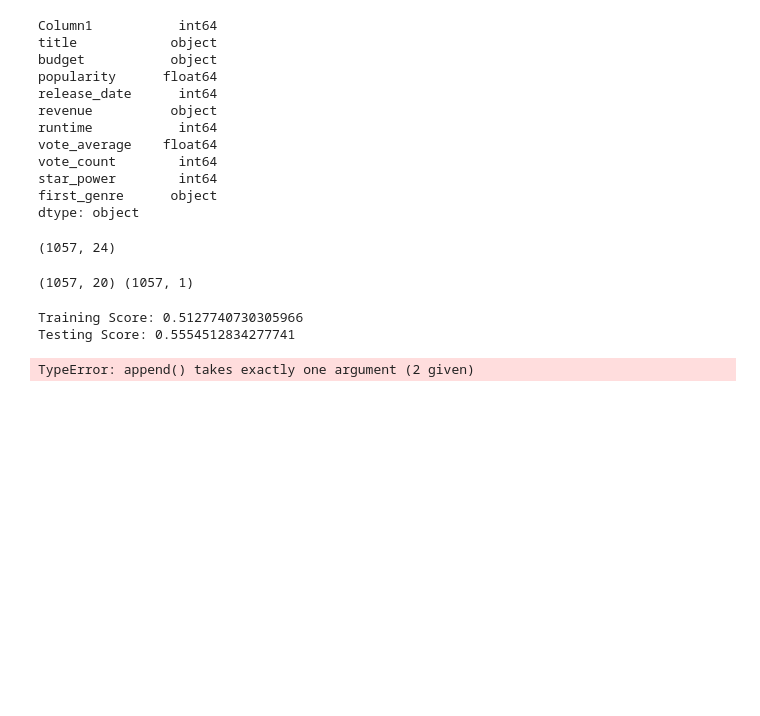
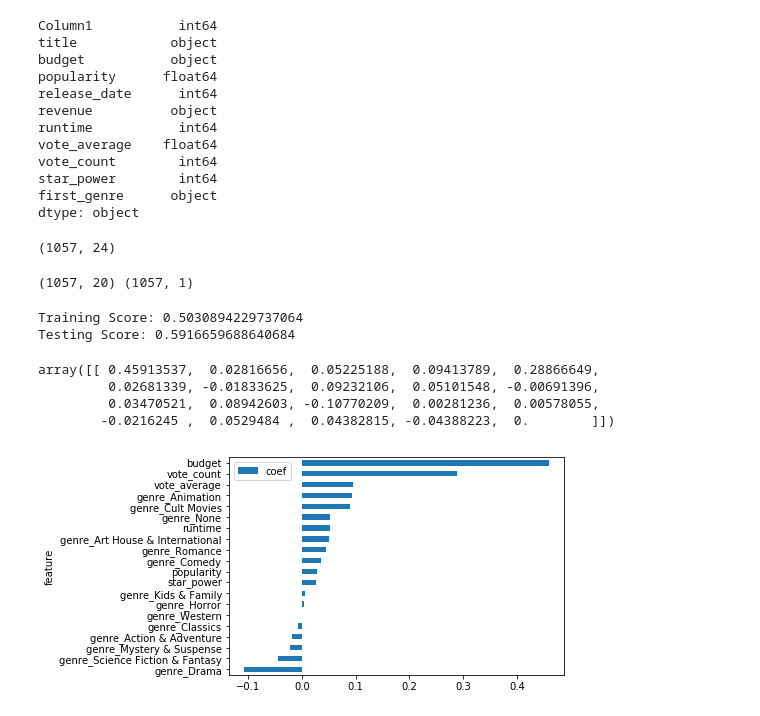
Before and after one commit to brian1581/final-project, a Jupyter notebook: Jupyter_notebooks/ridge_regression_scaled.ipynb, the cells around one changed output. Saved outputs shown, nothing was run; the diff lists cells and outputs as text; code cells hidden in the pictures; blank space fills up the shorter version.

```diff
--- a/Jupyter_notebooks/ridge_regression_scaled.ipynb
+++ b/Jupyter_notebooks/ridge_regression_scaled.ipynb
@@ -78,7 +78,7 @@ X_test_scaled = X_scaler.transform(X_test)
 y_train_scaled = y_scaler.transform(y_train)
 y_test_scaled = y_scaler.transform(y_test)
 # %%
-model = Ridge(alpha = 0.1)
+model = LinearRegression() #alpha = 0.1
 model.fit(X_train_scaled, y_train_scaled)
 training_score = model.score(X_train_scaled, y_train_scaled)
 testing_score = model.score(X_test_scaled, y_test_scaled)
@@ -86,15 +86,22 @@ testing_score = model.score(X_test_scaled, y_test_scaled)
 print(f"Training Score: {training_score}")
 print(f"Testing Score: {testing_score}")
 model.coef_
-
-coefs = list(model.coef_[0])
-cols = list(mv_df3)
-
-col_coefs
 # %% [output]
-Training Score: 0.5127740730305966
-Testing Score: 0.5554512834277741
+Training Score: 0.5030894229737064
+Testing Score: 0.5916659688640684
-TypeError: append() takes exactly one argument (2 given)
+array([[ 0.45913537,  0.02816656,  0.05225188,  0.09413789,  0.28866649,
+         0.02681339, -0.01833625,  0.09232106,  0.05101548, -0.00691396,
+         0.03470521,  0.08942603, -0.10770209,  0.00281236,  0.00578055,
+        -0.0216245 ,  0.0529484 ,  0.04382815, -0.04388223,  0.        ]])
+# %%
+coefs = pd.DataFrame(model.coef_, ['coef'])
+coefs = coefs.transpose()
+
+coefs['feature'] = list(X)
+
+plt = coefs.sort_values(by=['coef'], ascending=True)[['coef','feature']].plot.barh(x='feature', y='coef')
+# %% [output]
+[figure, added]
 # %%
 plt.scatter(model.predict(X_train_scaled), model.predict(X_train_scaled) - y_train_scaled, c="blue", label="Training Data")
 plt.scatter(model.predict(X_test_scaled), model.predict(X_test_scaled) - y_test_scaled, c="orange", label="Testing Data")
```
Also changed, not shown: parts of 2 cells of this notebook.
